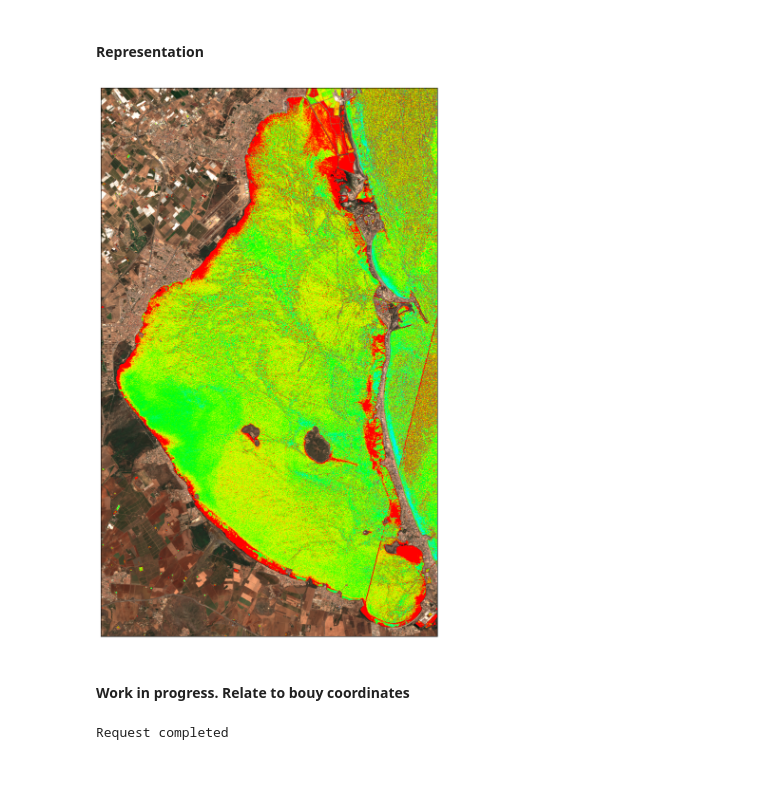
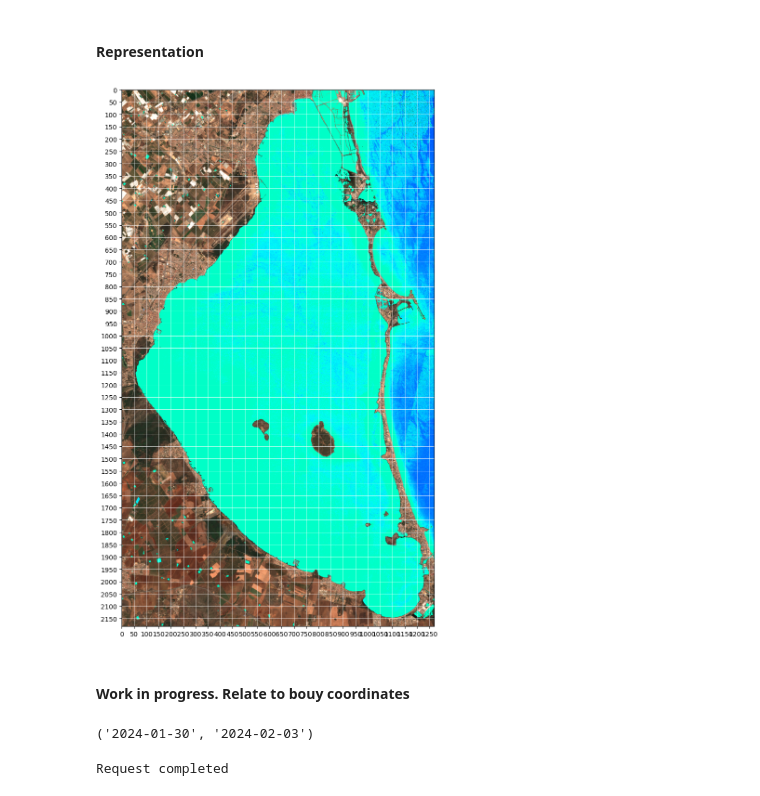
Before and after one commit to Antonio-MI/mar-menor-chl, a Jupyter notebook: Copernicus/process_api.ipynb, the cells around one changed output. Drawn from its saved outputs; the diff is of its cells as text; code cells hidden in the pictures.

```diff
--- a/Copernicus/process_api.ipynb
+++ b/Copernicus/process_api.ipynb
@@ -177,12 +185,13 @@ evalscript = """
     // 5 = NCDI (Normalized Difference Chlorophyll Index )
     // 6 = Chlorophyll a mg/m**3 (https://custom-scripts.sentinel-hub.com/sentinel-2/se2waq/)
     // 7 = NDVI
+    // 8 = Chlorophyll a  low values < 5 mg / m3 (Soria-Perpinyà 2021)
 
-    var indexNumber = 0;
+    var indexNumber = 8;
 
     // Change for range of the selected index. Adjust for higher or lower sensitivity after visual representation
     var minValue = 0;
-    var maxValue =20;
+    var maxValue = 3;
 
 
     // Color Scale
@@ -231,7 +240,7 @@ evalscript = """
         let TrueColor = [samples.B04 * 2.5, samples.B03 * 2.5, samples.B02 * 2.5]; // Factor 2.5 to increase brightness
 
         // Apply NDWI filter only over these indexNumber's
-        const applyNDWIFilter = [0, 1, 2, 3, 4, 5, 6];
+        const applyNDWIFilter = [0, 1, 2, 3, 4, 5, 6, 8];
 
         // Indexes computed inside the switch no not all of them are calculated, only the one that we want
         if (applyNDWIFilter.includes(indexNumber) && NDWI < -0) {
@@ -280,6 +289,12 @@ evalscript = """
                     imgVals = [...viz6, samples.dataMask];
                     val = index6;
                     break;
+                case 8:
+                    let index8 =  Math.pow(10, -2.4792 * Math.log10(Math.max(samples.B03, samples.B02) / samples.B03) - 0.0389);
+                    let viz8 = colorBlend(index8, scaleLimits, colorScale);
+                    imgVals = [...viz8, samples.dataMask];
+                    val = index8;
+                    break;
         }
         } else {
             switch (indexNumber) {
@@ -306,7 +321,9 @@ image_type = "png" # png para imagen / tiff para array - depende del evalscript
 start = datetime(2022, 7, 1).date().isoformat()
 end = datetime(2022, 7, 20).date().isoformat()
 time_interval = [start, end]
-response = get_image_copernicus(access_token, time_interval, image_type, evalscript)
+aoi = [-0.866977, 37.628916, -0.71696, 37.822802]
+resolution = 10
+response = get_image_copernicus(access_token, time_interval, image_type, aoi, evalscript, resolution)
 # %% [output]
 Request completed
 # %%
@@ -335,15 +352,42 @@ index_array.shape
 # %% [markdown]
 #### Representation
+# %%
+def plot_image(
+    image: np.ndarray,
+    factor: float = 1.0,
+    clip_range: Optional[Tuple[float, float]] = None,
+    grid_interval: Optional[int] = None,  # Grid interval in pixels
+    **kwargs: Any
+) -> None:
+    """Utility function for plotting RGB images with optional grid."""
+    fig, ax = plt.subplots(nrows=1, ncols=1, figsize=(15, 15))
+
+    if clip_range is not None:
+        ax.imshow(np.clip(image * factor, *clip_range), **kwargs)
+    else:
+        ax.imshow(image * factor, aspect='equal', interpolation='none', **kwargs)
+
+    if grid_interval:  # Add grid if specified
+        ax.set_xticks(np.arange(0, image.shape[1], grid_interval))
+        ax.set_yticks(np.arange(0, image.shape[0], grid_interval))
+        ax.grid(color="white", linestyle="-", linewidth=0.5)
+    else:  # Remove ticks if no grid
+        ax.set_xticks([])
+        ax.set_yticks([])
 # %%
 image = Image.open(BytesIO(response.content))
 image_np = np.array(image, dtype=np.float32)  # Convert to float for scaling
 
 # Use your `plot_image` function with a brightness factor and clipping range
-plot_image(image_np, factor=1 / 255, clip_range=(-1, 1))
+plot_image(image_np, factor=1 / 255, clip_range=(-1, 1), grid_interval=50)
 # %% [output]
-[figure, old version]
+[figure, new version]
 # %% [markdown]
 #### Work in progress. Relate to bouy coordinates
+# %%
+time_interval
+# %% [output]
+('2024-01-30', '2024-02-03')
 # %%
 image_type = "tiff" # png para imagen / tiff para array - depende del evalscript
 start = datetime(2022, 7, 1).date().isoformat()
```
Also changed, not shown: parts of 16 cells of this notebook, 3 other files.
